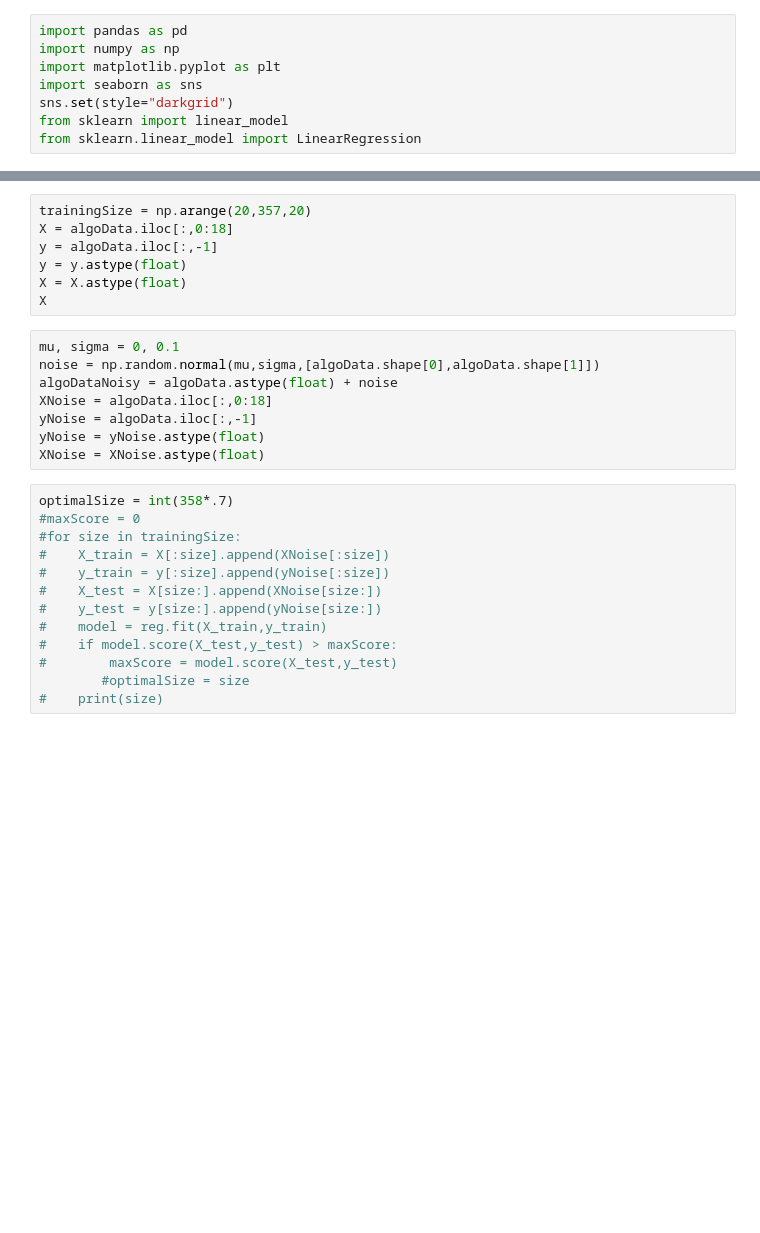
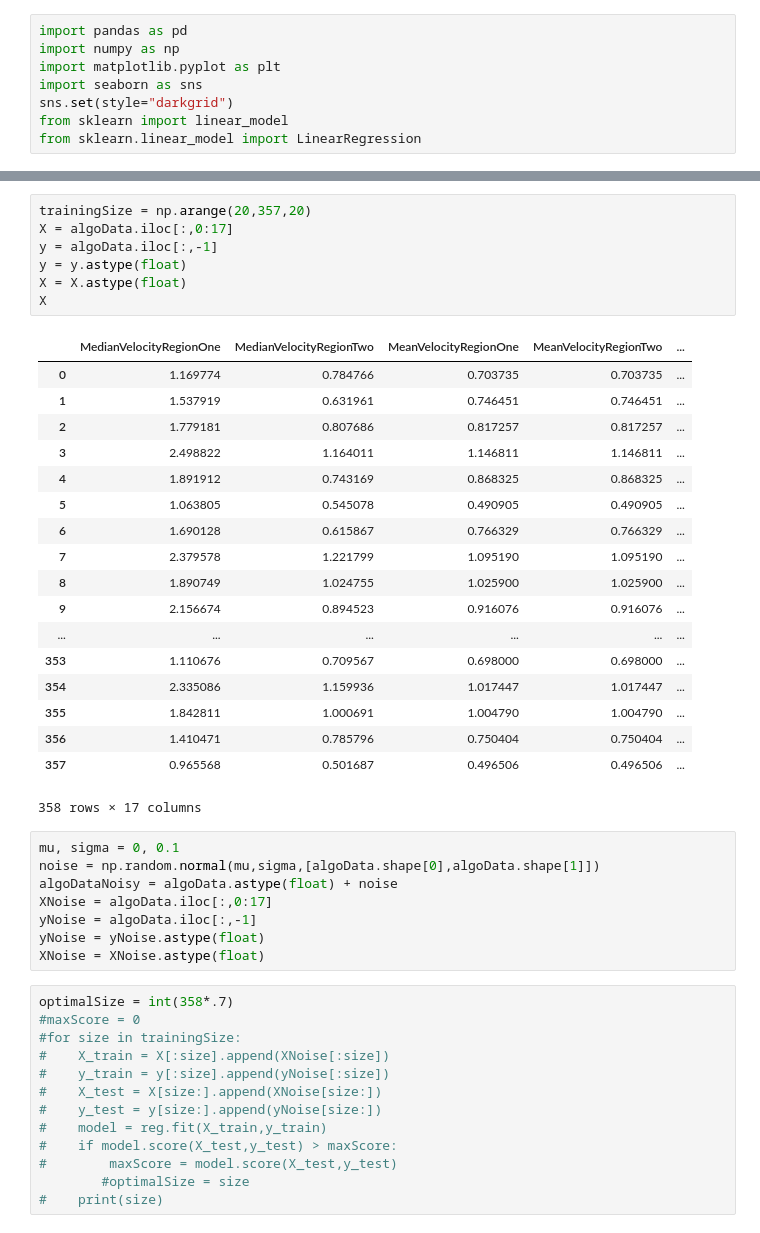
Before and after one commit to ubcemergingmedialab/InteractiveOrchestra, a Jupyter notebook: InteractiveOrchestraDataAnalysis/LinearRegression.ipynb, the cells around one changed output, grey strips where cells are left out. Cells and saved outputs as stored; diff of their text form; blank space fills up the shorter version.

```diff
--- a/InteractiveOrchestraDataAnalysis/LinearRegression.ipynb
+++ b/InteractiveOrchestraDataAnalysis/LinearRegression.ipynb
@@ -17,15 +36,34 @@ algoData
 # %%
 trainingSize = np.arange(20,357,20)
-X = algoData.iloc[:,0:18]
+X = algoData.iloc[:,0:17]
 y = algoData.iloc[:,-1]
 y = y.astype(float)
 X = X.astype(float)
 X
+# %% [output]
+|  | MedianVelocityRegionOne | MedianVelocityRegionTwo | MeanVelocityRegionOne | MeanVelocityRegionTwo | ... |
+| 0 | 1.169774 | 0.784766 | 0.703735 | 0.703735 | ... |
+| 1 | 1.537919 | 0.631961 | 0.746451 | 0.746451 | ... |
+| 2 | 1.779181 | 0.807686 | 0.817257 | 0.817257 | ... |
+| 3 | 2.498822 | 1.164011 | 1.146811 | 1.146811 | ... |
+| 4 | 1.891912 | 0.743169 | 0.868325 | 0.868325 | ... |
+| 5 | 1.063805 | 0.545078 | 0.490905 | 0.490905 | ... |
+| 6 | 1.690128 | 0.615867 | 0.766329 | 0.766329 | ... |
+| 7 | 2.379578 | 1.221799 | 1.095190 | 1.095190 | ... |
+| 8 | 1.890749 | 1.024755 | 1.025900 | 1.025900 | ... |
+| 9 | 2.156674 | 0.894523 | 0.916076 | 0.916076 | ... |
+| ... | ... | ... | ... | ... | ... |
+| 353 | 1.110676 | 0.709567 | 0.698000 | 0.698000 | ... |
+| 354 | 2.335086 | 1.159936 | 1.017447 | 1.017447 | ... |
+| 355 | 1.842811 | 1.000691 | 1.004790 | 1.004790 | ... |
+| 356 | 1.410471 | 0.785796 | 0.750404 | 0.750404 | ... |
+| 357 | 0.965568 | 0.501687 | 0.496506 | 0.496506 | ... |
+358 rows × 17 columns
 # %%
 mu, sigma = 0, 0.1
 noise = np.random.normal(mu,sigma,[algoData.shape[0],algoData.shape[1]])
 algoDataNoisy = algoData.astype(float) + noise
-XNoise = algoData.iloc[:,0:18]
+XNoise = algoData.iloc[:,0:17]
 yNoise = algoData.iloc[:,-1]
 yNoise = yNoise.astype(float)
 XNoise = XNoise.astype(float)
```
Also changed, not shown: parts of 13 cells of this notebook, 3 other files.
